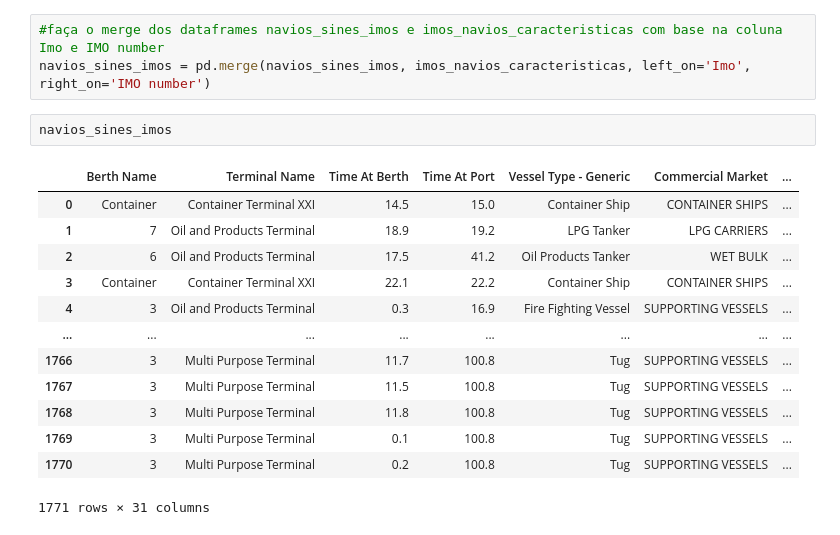
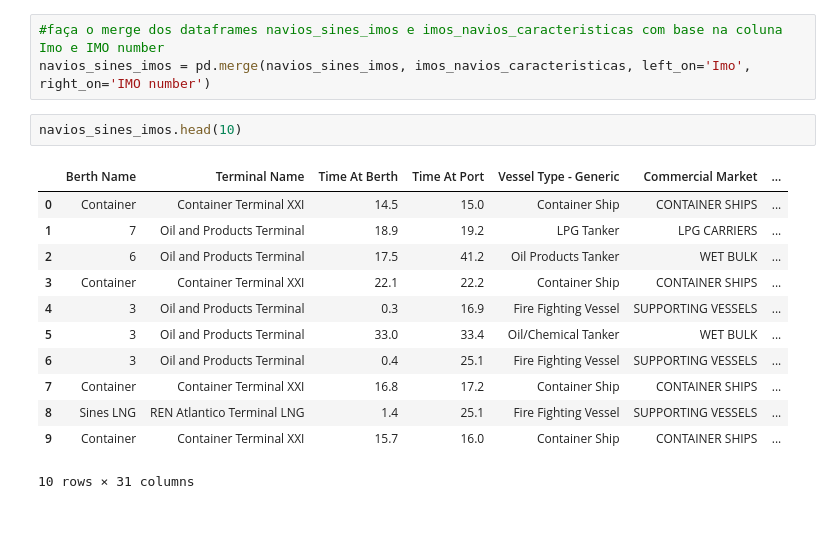
Before and after one commit to klysman08/ML-Smart-Berth-Planning, a Jupyter notebook: marge_datasets.ipynb, the cells around one changed output. Cells and saved outputs as stored; diff of their text form.

```diff
--- a/marge_datasets.ipynb
+++ b/marge_datasets.ipynb
@@ -19,18 +19,17 @@ porto_sines_caracteristicas = pd.read_csv('porto_caracteristicas_terminais.csv',
 #faça o merge dos dataframes navios_sines_imos e imos_navios_caracteristicas com base na coluna Imo e IMO number
 navios_sines_imos = pd.merge(navios_sines_imos, imos_navios_caracteristicas, left_on='Imo', right_on='IMO number')
 # %%
-navios_sines_imos
+navios_sines_imos.head(10)
 # %% [output]
 |  | Berth Name | Terminal Name | Time At Berth | Time At Port | Vessel Type - Generic | Commercial Market | ... |
 | 0 | Container | Container Terminal XXI | 14.5 | 15.0 | Container Ship | CONTAINER SHIPS | ... |
 | 1 | 7 | Oil and Products Terminal | 18.9 | 19.2 | LPG Tanker | LPG CARRIERS | ... |
 | 2 | 6 | Oil and Products Terminal | 17.5 | 41.2 | Oil Products Tanker | WET BULK | ... |
 | 3 | Container | Container Terminal XXI | 22.1 | 22.2 | Container Ship | CONTAINER SHIPS | ... |
 | 4 | 3 | Oil and Products Terminal | 0.3 | 16.9 | Fire Fighting Vessel | SUPPORTING VESSELS | ... |
-| ... | ... | ... | ... | ... | ... | ... | ... |
-| 1766 | 3 | Multi Purpose Terminal | 11.7 | 100.8 | Tug | SUPPORTING VESSELS | ... |
-| 1767 | 3 | Multi Purpose Terminal | 11.5 | 100.8 | Tug | SUPPORTING VESSELS | ... |
-| 1768 | 3 | Multi Purpose Terminal | 11.8 | 100.8 | Tug | SUPPORTING VESSELS | ... |
-| 1769 | 3 | Multi Purpose Terminal | 0.1 | 100.8 | Tug | SUPPORTING VESSELS | ... |
-| 1770 | 3 | Multi Purpose Terminal | 0.2 | 100.8 | Tug | SUPPORTING VESSELS | ... |
+| 5 | 3 | Oil and Products Terminal | 33.0 | 33.4 | Oil/Chemical Tanker | WET BULK | ... |
+| 6 | 3 | Oil and Products Terminal | 0.4 | 25.1 | Fire Fighting Vessel | SUPPORTING VESSELS | ... |
+| 7 | Container | Container Terminal XXI | 16.8 | 17.2 | Container Ship | CONTAINER SHIPS | ... |
+| 8 | Sines LNG | REN Atlantico Terminal LNG | 1.4 | 25.1 | Fire Fighting Vessel | SUPPORTING VESSELS | ... |
+| 9 | Container | Container Terminal XXI | 15.7 | 16.0 | Container Ship | CONTAINER SHIPS | ... |
-1771 rows × 31 columns
+10 rows × 31 columns
```
Also changed, not shown: parts of 12 cells of this notebook, 1 other file.
